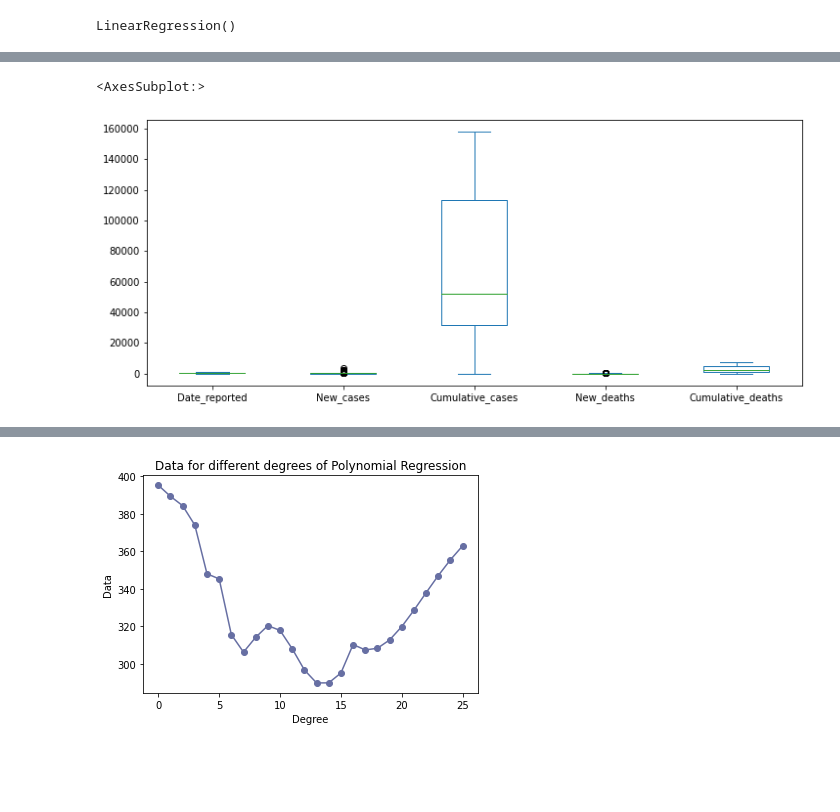
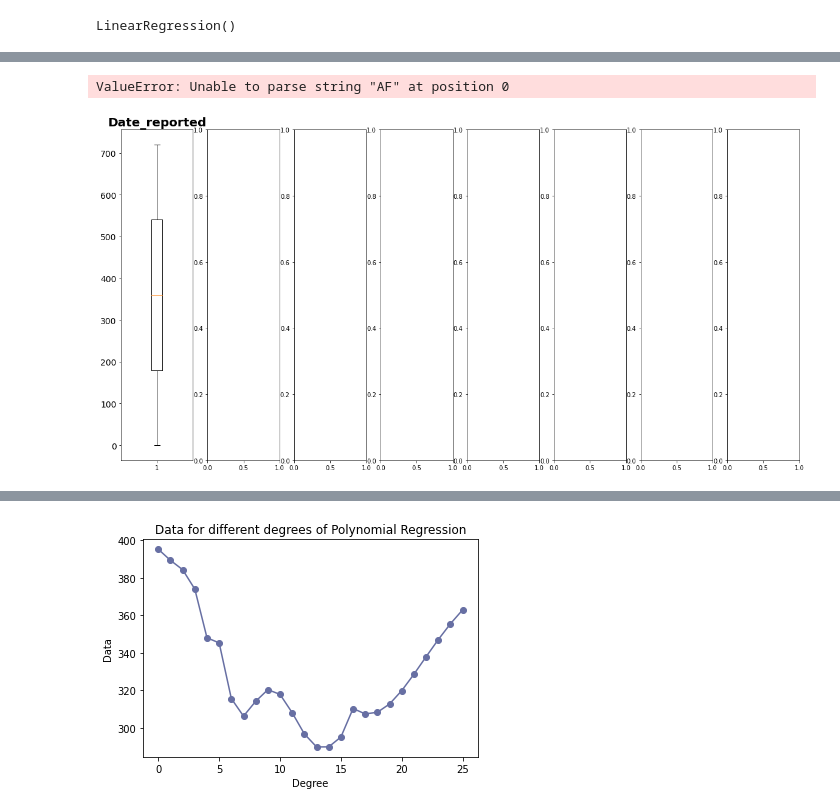
Before and after one commit to Hcastleon/OLC2_VCD_PY2, a Jupyter notebook: home/funciones/Tendencia_F1.ipynb, the cells around one changed output, grey strips where cells are left out. Saved outputs shown, nothing was run; the diff lists cells and outputs as text; code cells hidden in the pictures; blank space fills up the shorter version.

```diff
--- a/home/funciones/Tendencia_F1.ipynb
+++ b/home/funciones/Tendencia_F1.ipynb
@@ -64,9 +80,17 @@ plt.show()
-# %%
-#Diagrama caja de bigotes, los cuales indican los outlayers
-datita.plot.box(return_type='axes', vert=True, figsize=(12,5))
-# %% [output]
-<AxesSubplot:>
-[figure, removed]
+# %%
+#Diagrama caja de bigotes, los cuales indican los outlayers
+red_circle = dict(markerfacecolor='red', marker='o', markeredgecolor='white')
+fig, axs = plt.subplots(1, len(datita.columns), figsize=(20,10))
+for i, ax in enumerate(axs.flat):
+    ax.boxplot(pd.to_numeric(datita.iloc[:,i]), flierprops=red_circle)
+    ax.set_title(datita.columns[i], fontsize=20, fontweight='bold')
+    ax.tick_params(axis='y', labelsize=14)
+plt.tight_layout()
+plt.show()
+#datita.plot.box(return_type='axes', vert=True, figsize=(12,5))
+# %% [output]
+ValueError: Unable to parse string "AF" at position 0
+[figure, added]
 # %%
 #Se podria decir que se pueden relacionar arriba del 50%
 import seaborn as sns
```
Also changed, not shown: parts of 3 cells of this notebook, 3 other files.
